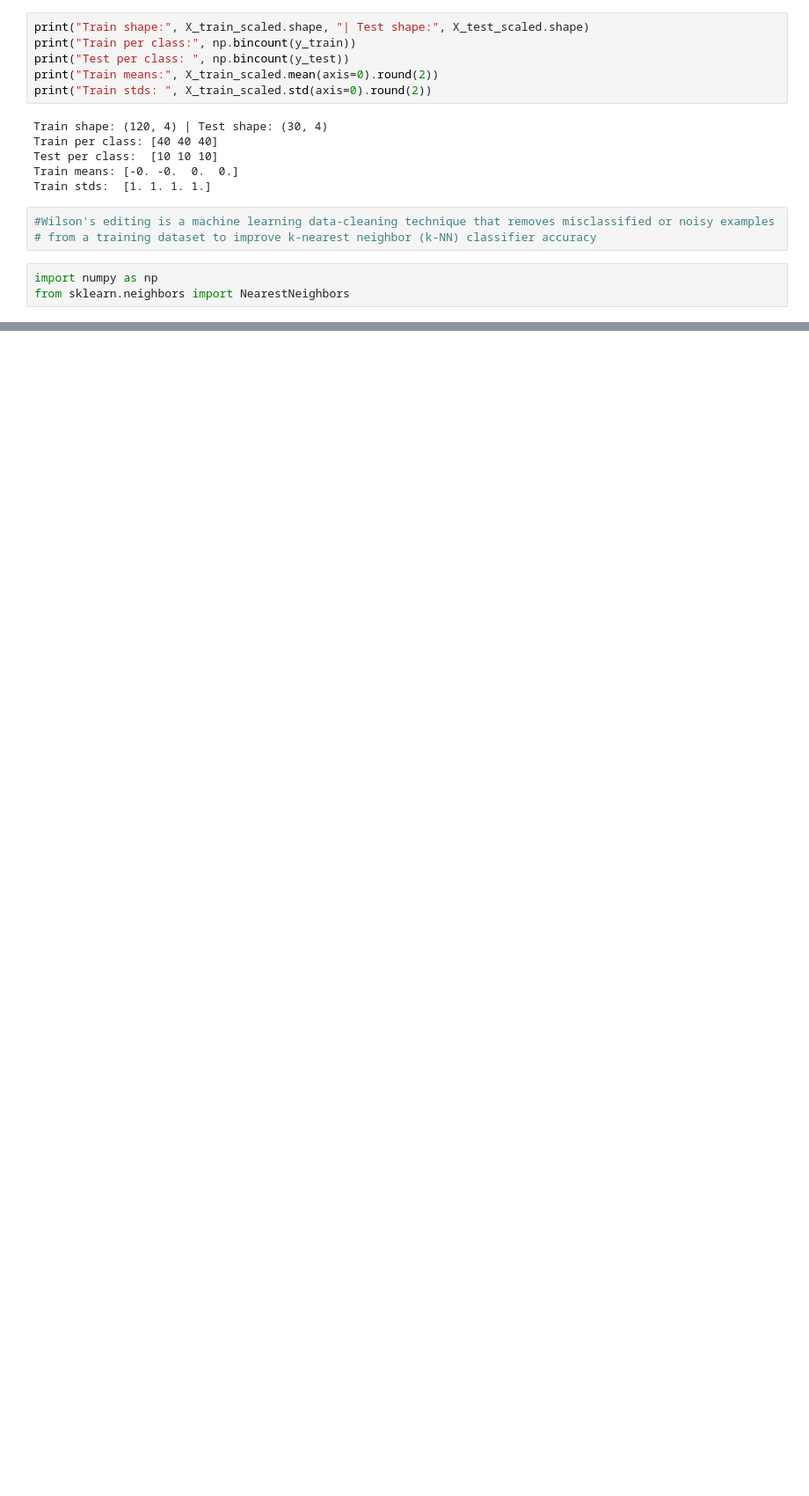
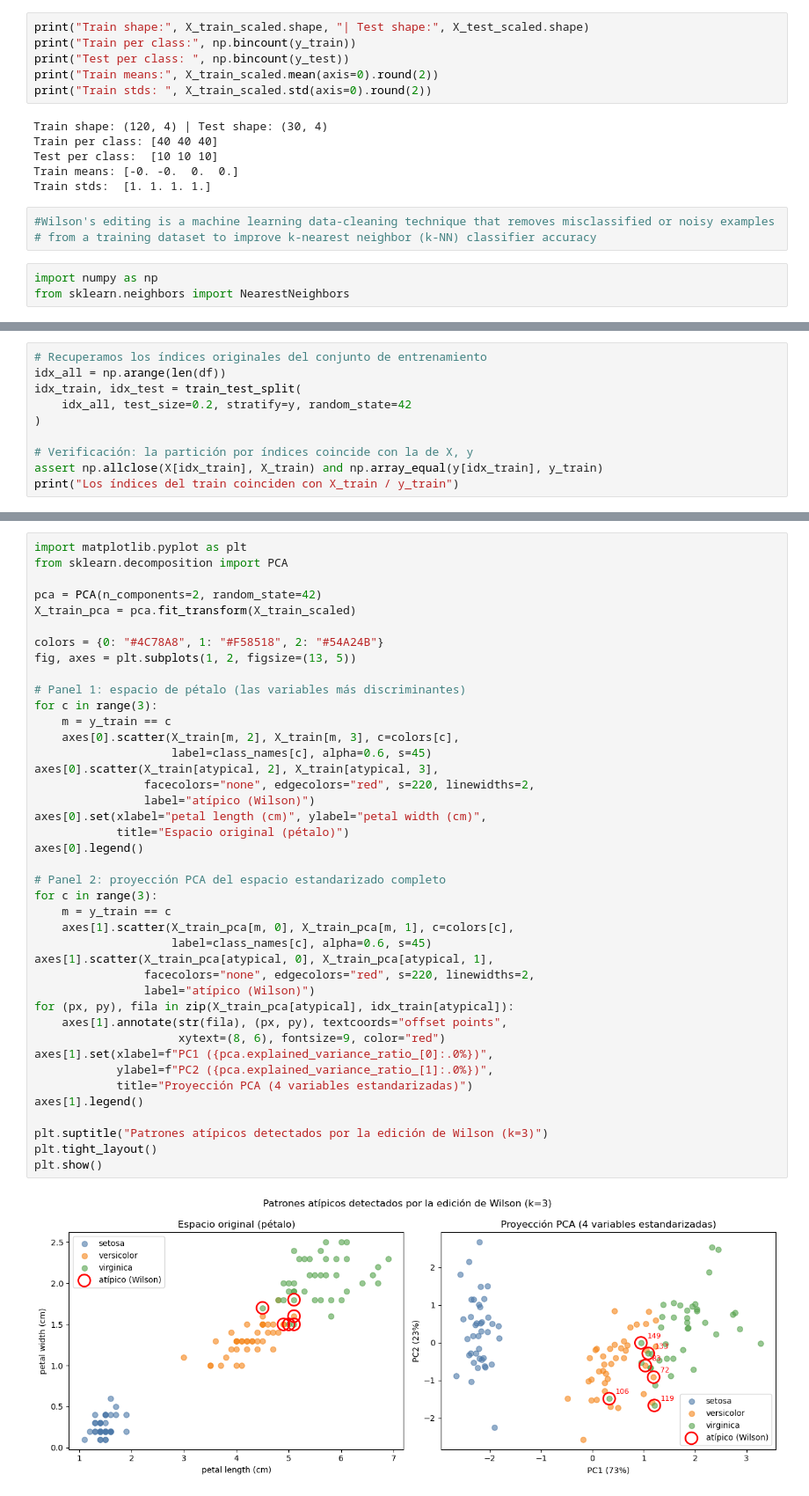
Before and after one commit to dxnielcapi/ml-excercise-, a Jupyter notebook: Homework_Cleaning_Data_Set/wilson-editing-irisplant.ipynb, the cells around one changed output, grey strips where cells are left out. Shown at 88% size. Cells and saved outputs as stored; diff of their text form; blank space fills up the shorter version.

```diff
--- a/Homework_Cleaning_Data_Set/wilson-editing-irisplant.ipynb
+++ b/Homework_Cleaning_Data_Set/wilson-editing-irisplant.ipynb
@@ -139,0 +142,10 @@ Atypical per class: [0 2 4]
+# %%
+# Recuperamos los índices originales del conjunto de entrenamiento
+idx_all = np.arange(len(df))
+idx_train, idx_test = train_test_split(
+    idx_all, test_size=0.2, stratify=y, random_state=42
+)
+
+# Verificación: la partición por índices coincide con la de X, y
+assert np.allclose(X[idx_train], X_train) and np.array_equal(y[idx_train], y_train)
+print("Los índices del train coinciden con X_train / y_train")
@@ -139,0 +227,43 @@ Atypical per class: [0 2 4]
+# %%
+import matplotlib.pyplot as plt
+from sklearn.decomposition import PCA
+
+pca = PCA(n_components=2, random_state=42)
+X_train_pca = pca.fit_transform(X_train_scaled)
+
+colors = {0: "#4C78A8", 1: "#F58518", 2: "#54A24B"}
+fig, axes = plt.subplots(1, 2, figsize=(13, 5))
+
+# Panel 1: espacio de pétalo (las variables más discriminantes)
+for c in range(3):
+    m = y_train == c
+    axes[0].scatter(X_train[m, 2], X_train[m, 3], c=colors[c],
+                    label=class_names[c], alpha=0.6, s=45)
+axes[0].scatter(X_train[atypical, 2], X_train[atypical, 3],
+                facecolors="none", edgecolors="red", s=220, linewidths=2,
+                label="atípico (Wilson)")
+axes[0].set(xlabel="petal length (cm)", ylabel="petal width (cm)",
+            title="Espacio original (pétalo)")
+axes[0].legend()
+
+# Panel 2: proyección PCA del espacio estandarizado completo
+for c in range(3):
+    m = y_train == c
+    axes[1].scatter(X_train_pca[m, 0], X_train_pca[m, 1], c=colors[c],
+                    label=class_names[c], alpha=0.6, s=45)
+axes[1].scatter(X_train_pca[atypical, 0], X_train_pca[atypical, 1],
+                facecolors="none", edgecolors="red", s=220, linewidths=2,
+                label="atípico (Wilson)")
+for (px, py), fila in zip(X_train_pca[atypical], idx_train[atypical]):
+    axes[1].annotate(str(fila), (px, py), textcoords="offset points",
+                     xytext=(8, 6), fontsize=9, color="red")
+axes[1].set(xlabel=f"PC1 ({pca.explained_variance_ratio_[0]:.0%})",
+            ylabel=f"PC2 ({pca.explained_variance_ratio_[1]:.0%})",
+            title="Proyección PCA (4 variables estandarizadas)")
+axes[1].legend()
+
+plt.suptitle("Patrones atípicos detectados por la edición de Wilson (k=3)")
+plt.tight_layout()
+plt.show()
+# %% [output]
+[figure, added]
```
Also changed, not shown: parts of 24 cells of this notebook, 2 other files.
